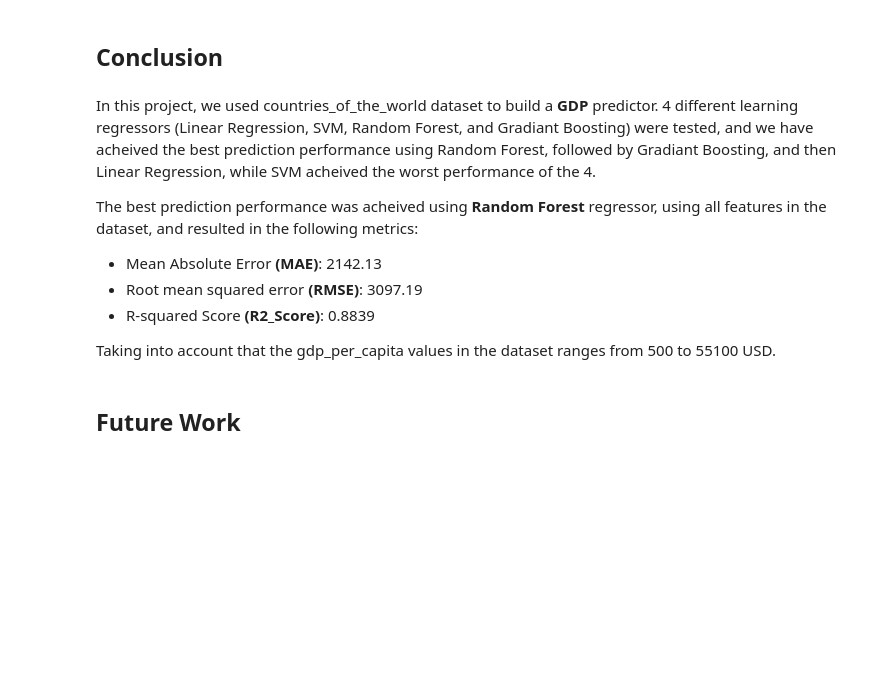
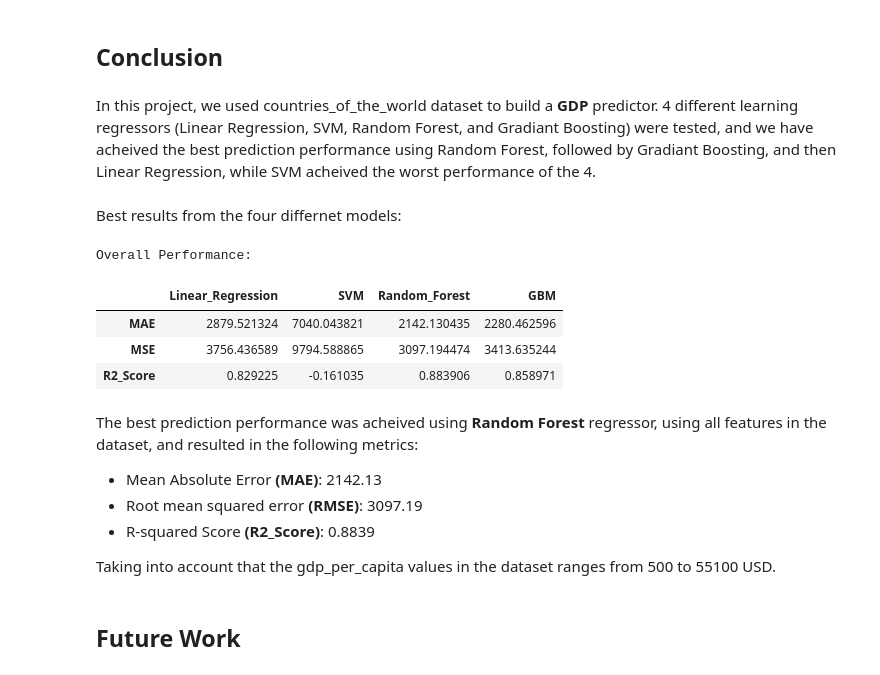
Before and after one commit to muammerkaan/Countries_GDP_prediction, a Jupyter notebook: World_Countries_Study_Final.ipynb, the cells around one changed output. Drawn from its saved outputs; the diff is of its cells as text; code cells hidden in the pictures; blank space fills up the shorter version.

```diff
--- a/World_Countries_Study_Final.ipynb
+++ b/World_Countries_Study_Final.ipynb
@@ -975,11 +1017,36 @@ plt.show()
 [figure]
 # %% [markdown]
 We can see that the grid search actually decreased the GBM performance a bit, the reason is that we could not extend the grid search limits, due to processing limits. Yet, we can notice that grid search resulted in a different features importance scores. In general, we can say that GBM has a similar performance to that of Random Forest on our dataset.
+# %%
+overall_results = pd.DataFrame({'Linear_Regression': [metrics.mean_absolute_error(y_test, lm4_pred),
+                                          np.sqrt(metrics.mean_squared_error(y_test, lm4_pred)),
+                                          metrics.r2_score(y_test, lm4_pred)],
+              'SVM': [metrics.mean_absolute_error(y_test, svm4_pred),
+                                          np.sqrt(metrics.mean_squared_error(y_test, svm4_pred)),
+                                          metrics.r2_score(y_test, svm4_pred)],
+              'Random_Forest': [metrics.mean_absolute_error(y_test, rf1_pred),
+                                          np.sqrt(metrics.mean_squared_error(y_test, rf1_pred)),
+                                          metrics.r2_score(y_test, rf1_pred)],
+              'GBM': [metrics.mean_absolute_error(y_test, gbm1_pred),
+                                          np.sqrt(metrics.mean_squared_error(y_test, gbm1_pred)),
+                                          metrics.r2_score(y_test, gbm1_pred)]},
+             index=['MAE', 'MSE', 'R2_Score'])
 # %% [markdown]
 ## Conclusion
+# %% [markdown]
+In this project, we used countries_of_the_world dataset to build a __GDP__ predictor. 4 different learning regressors (Linear Regression, SVM, Random Forest, and Gradiant Boosting) were tested, and we have acheived the best prediction performance using Random Forest, followed by Gradiant Boosting, and then Linear Regression, while SVM acheived the worst performance of the 4.
+# %% [markdown]
+Best results from the four differnet models:
+# %%
+print('Overall Performance:')
+overall_results
+# %% [output]
+Overall Performance:
+|  | Linear_Regression | SVM | Random_Forest | GBM |
+| MAE | 2879.521324 | 7040.043821 | 2142.130435 | 2280.462596 |
+| MSE | 3756.436589 | 9794.588865 | 3097.194474 | 3413.635244 |
+| R2_Score | 0.829225 | -0.161035 | 0.883906 | 0.858971 |
 # %% [markdown]
-In this project, we used countries_of_the_world dataset to build a __GDP__ predictor. 4 different learning regressors (Linear Regression, SVM, Random Forest, and Gradiant Boosting) were tested, and we have acheived the best prediction performance using Random Forest, followed by Gradiant Boosting, and then Linear Regression, while SVM acheived the worst performance of the 4.
-
 The best prediction performance was acheived using __Random Forest__ regressor, using all features in the dataset, and resulted in the following metrics:
 * Mean Absolute Error __(MAE)__: 2142.13
 * Root mean squared error __(RMSE)__: 3097.19
```
Also changed, not shown: parts of 18 cells of this notebook, 2 other files.
